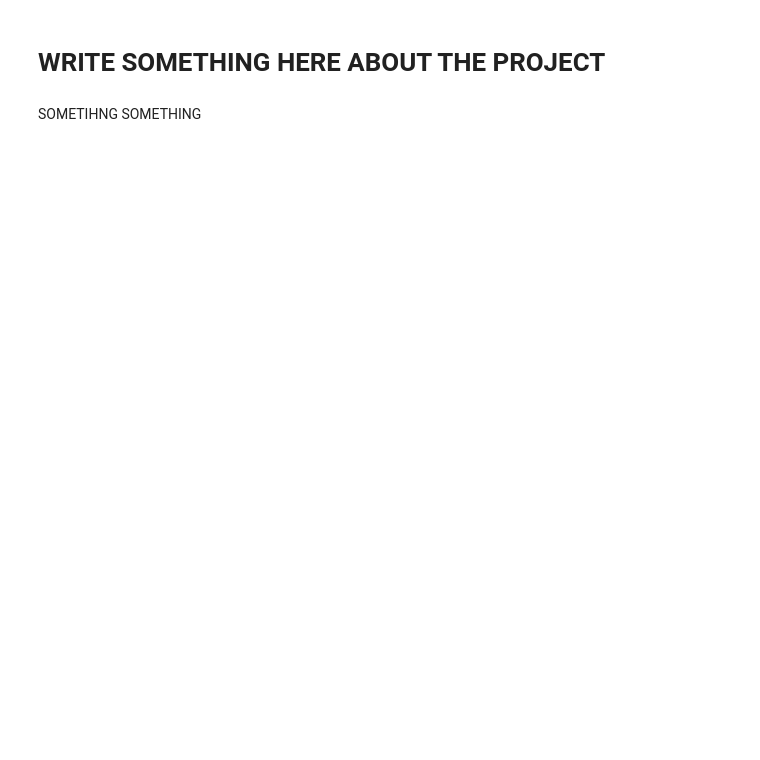
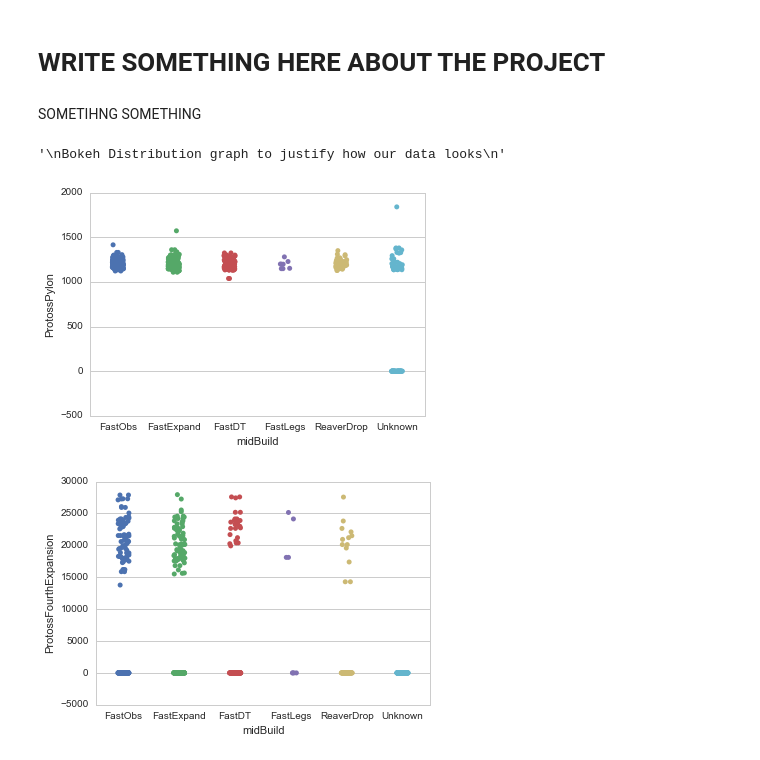
Before and after one commit to nblumenfeld/Data-Mining-Project, a Jupyter notebook: projectJupyter.ipynb, the cells around one changed output. Drawn from its saved outputs; the diff is of its cells as text; code cells hidden in the pictures; blank space fills up the shorter version.

Commit message:
plots

```diff
--- a/projectJupyter.ipynb
+++ b/projectJupyter.ipynb
@@ -68,8 +70,8 @@ droppedAttributes = ['ProtossDisruptionWeb','ProtossReavorCapacity','ProtossReav
 #find outliers, clean shit up
 
 
-for col in names:
-    p = Histogram(df[col])
+# for col in names:
+#     p = Histogram(df[col])
 #     show(p)
 
 for col in range(1,39):
@@ -82,16 +84,24 @@ dfDropped =df.dropna()
 '''
 Bokeh Distribution graph to justify how our data looks
 '''
-for col in names:
-    p = Histogram(dfDropped[col])
+# for col in names:
+#     p = Histogram(dfDropped[col])
 #     show(p)
+# %% [output]
+'\nBokeh Distribution graph to justify how our data looks\n'
 # %%
 '''
 Categorical Scatterplot using Seaborn
 '''
 sns.set(style="whitegrid", color_codes=True)
-sns.stripplot(data=dfDropped, jitter=True)
+sns.stripplot(x="midBuild", y="ProtossPylon", data=dfDropped, jitter=True)
 plt.show()
+
+sns.stripplot(x="midBuild", y="ProtossFourthExpansion", data=dfDropped, jitter=True)
+plt.show()
+# %% [output]
+[figure, added]
+[figure, added]
 # %%
 #build data 80%
 build_data = dfDropped.sample(frac=.8)
```
Also changed, not shown: parts of 6 cells of this notebook.
